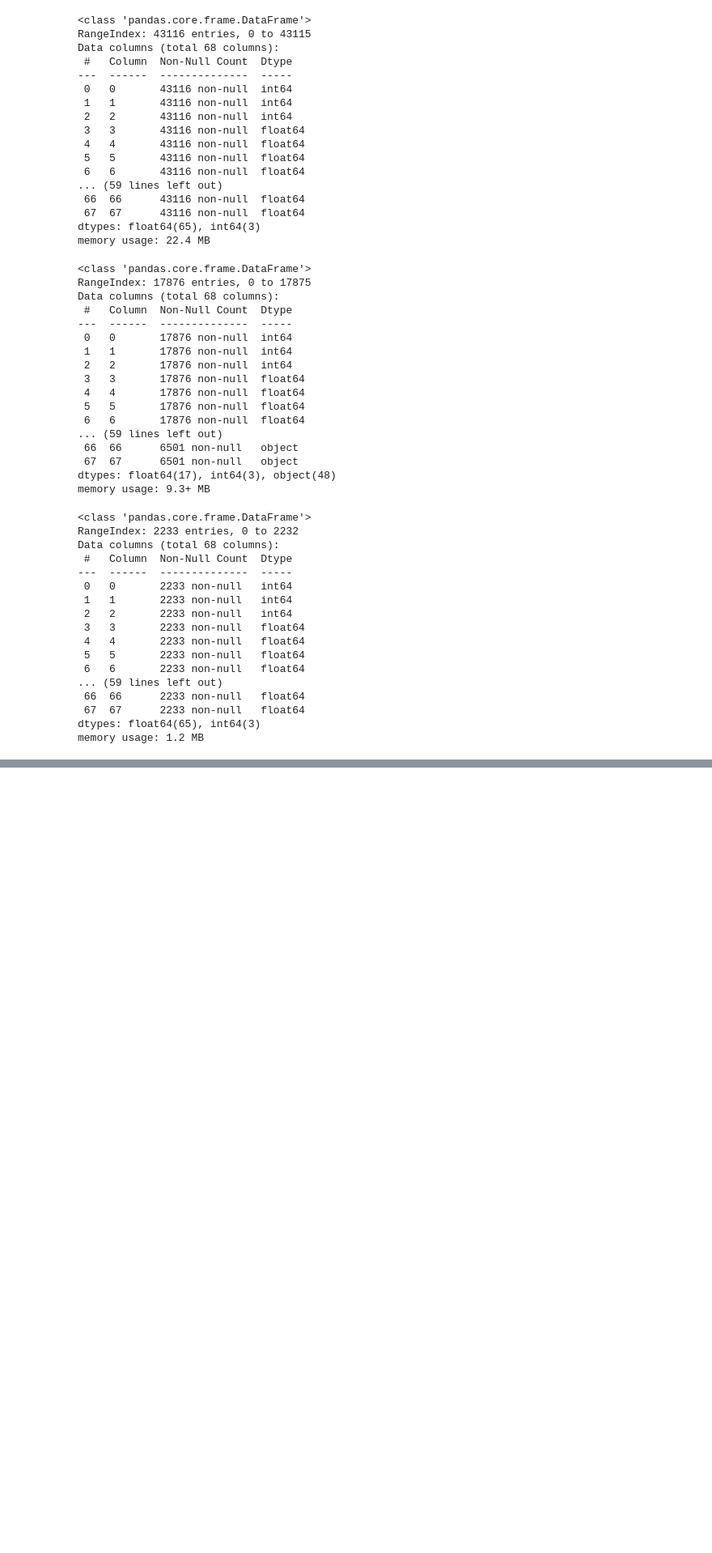
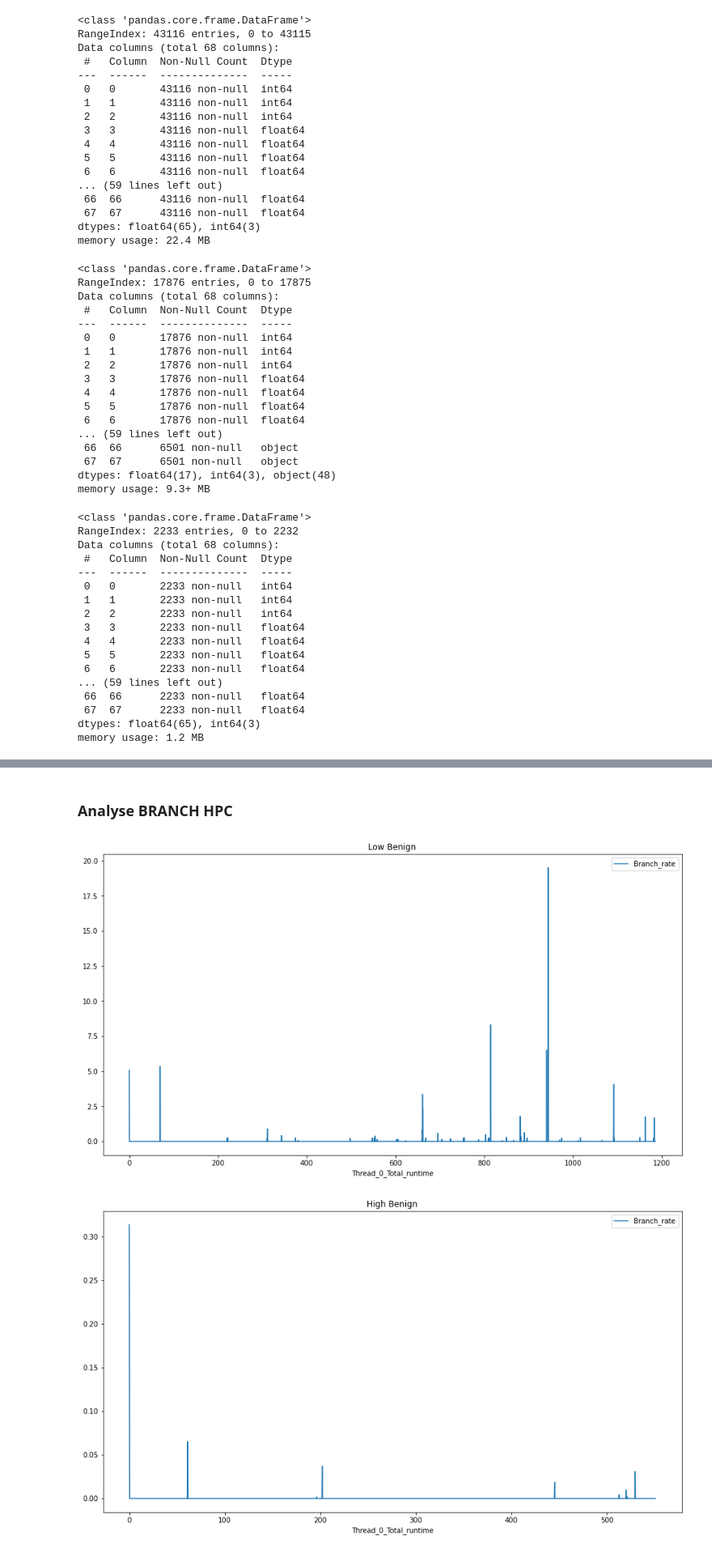
Before and after one commit to olihofmann/cas-aml, a Jupyter notebook: crypto-ransomware-detection/data-exploration.ipynb, the cells around one changed output, grey strips where cells are left out. Shown at 81% size. Cells and saved outputs as stored; diff of their text form; code cells hidden in the pictures; blank space fills up the shorter version.

```diff
--- a/crypto-ransomware-detection/data-exploration.ipynb
+++ b/crypto-ransomware-detection/data-exploration.ipynb
@@ -278,0 +292,13 @@ memory usage: 1.2 MB
+# %%
+branch_data_low = dataset_preprocessing_low[dataset_preprocessing_low[0] == 1]
+branch_data_low.columns = generate_all_column_names(BRANCH_COLUMNS)
+
+branch_data_low_copy = branch_data_low.copy(deep=True)
+branch_data_low_copy["Branch_rate"] = branch_data_low[generate_column_names("Branch_rate")].max(axis=1)
+branch_data_low_copy["Branch_misprediction_rate"] = branch_data_low[generate_column_names("Branch_misprediction_rate")].max(axis=1)
+branch_data_low_copy["Branch_misprediction_ratio"] = branch_data_low[generate_column_names("Branch_misprediction_ratio")].max(axis=1)
+branch_data_low_copy["Instructions_per_branch"] = branch_data_low[generate_column_names("Instructions_per_branch")].max(axis=1)
+
+branch_summary_colums = ["Thread_0_Total_runtime"] + BRANCH_COLUMNS
+branch_data_low_summary = branch_data_low_copy[branch_summary_colums]
+branch_data_low_summary.head()
@@ -278,0 +312,13 @@ memory usage: 1.2 MB
+# %%
+branch_data_high = dataset_preprocessing_high[dataset_preprocessing_high[0] == 1]
+branch_data_high.columns = generate_all_column_names(BRANCH_COLUMNS)
+
+branch_data_high_copy = branch_data_high.copy(deep=True)
+branch_data_high_copy["Branch_rate"] = branch_data_high[generate_column_names("Branch_rate")].max(axis=1)
+branch_data_high_copy["Branch_misprediction_rate"] = branch_data_high[generate_column_names("Branch_misprediction_rate")].max(axis=1)
+branch_data_high_copy["Branch_misprediction_ratio"] = branch_data_high[generate_column_names("Branch_misprediction_ratio")].max(axis=1)
+branch_data_high_copy["Instructions_per_branch"] = branch_data_high[generate_column_names("Instructions_per_branch")].max(axis=1)
+
+branch_summary_colums = ["Thread_0_Total_runtime"] + BRANCH_COLUMNS
+branch_data_high_summary = branch_data_high_copy[branch_summary_colums]
+branch_data_high_summary.head()
@@ -278,0 +332,13 @@ memory usage: 1.2 MB
+# %%
+branch_data_ransomware = dataset_preprocessing_ransomware[dataset_preprocessing_ransomware[0] == 1]
+branch_data_ransomware.columns = generate_all_column_names(BRANCH_COLUMNS)
+
+branch_data_ransomware_copy = branch_data_ransomware.copy(deep=True)
+branch_data_ransomware_copy["Branch_rate"] = branch_data_ransomware[generate_column_names("Branch_rate")].max(axis=1)
+branch_data_ransomware_copy["Branch_misprediction_rate"] = branch_data_ransomware[generate_column_names("Branch_misprediction_rate")].max(axis=1)
+branch_data_ransomware_copy["Branch_misprediction_ratio"] = branch_data_ransomware[generate_column_names("Branch_misprediction_ratio")].max(axis=1)
+branch_data_ransomware_copy["Instructions_per_branch"] = branch_data_ransomware[generate_column_names("Instructions_per_branch")].max(axis=1)
+
+branch_summary_colums = ["Thread_0_Total_runtime"] + BRANCH_COLUMNS
+branch_data_ransomware_summary = branch_data_ransomware_copy[branch_summary_colums]
+branch_data_ransomware_summary.head()
@@ -278,0 +352,10 @@ memory usage: 1.2 MB
+# %% [markdown]
+### Analyse BRANCH HPC
+# %%
+for column_name in BRANCH_COLUMNS:
+    branch_data_low_summary.plot(x="Thread_0_Total_runtime", y=column_name, figsize=(15, 8), title="Low Benign")
+    branch_data_high_summary.plot(x="Thread_0_Total_runtime", y=column_name, figsize=(15, 8), title="High Benign")
+    branch_data_ransomware_summary.plot(x="Thread_0_Total_runtime", y=column_name, figsize=(15, 8), title="Ransomware")
+# %% [output]
+[figure, added]
+[figure, added]
```
Also changed, not shown: parts of 21 cells of this notebook.
